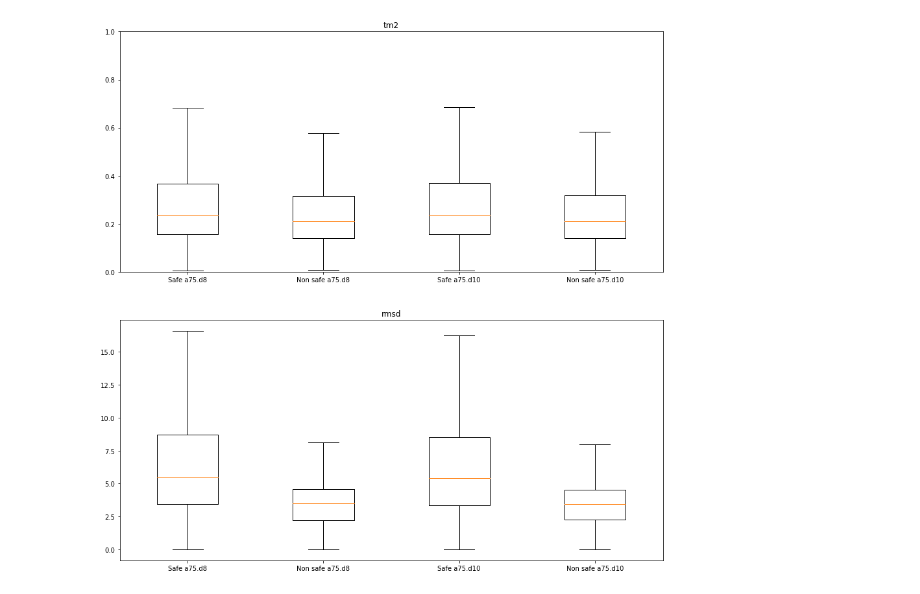
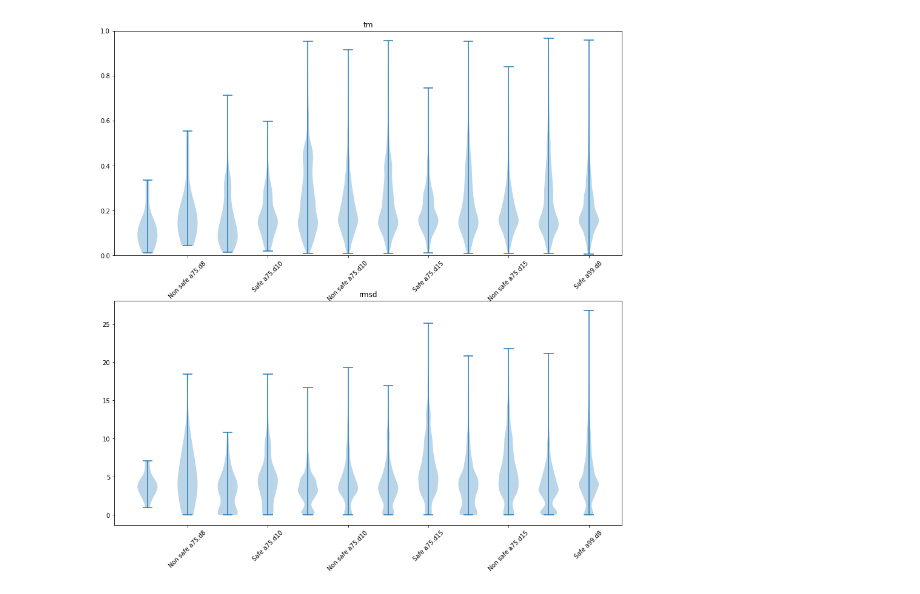
Before and after one commit to algbio/alignment-safety, a Jupyter notebook: pipeline/analysis/tmscore.ipynb, the cells around one changed output. Cells and saved outputs as stored; diff of their text form; code cells hidden in the pictures.

```diff
--- a/pipeline/analysis/tmscore.ipynb
+++ b/pipeline/analysis/tmscore.ipynb
@@ -54,16 +71,16 @@ def read_scores(work_dir, alpha, delta):
     return (safe_df, unsafe_df)
 # %%
-def read_groups(path, alphas, deltas):
+def read_groups(path, alphas, deltas, safe_coverage_th=None):
     groups = {}
     for alpha in alphas:
         for delta in deltas:
-            groups[(alpha, delta)] = read_scores(path, alpha, delta)
+            groups[(alpha, delta)] = read_scores(path, alpha, delta, safe_coverage_th)
     return groups
 
-alphas = [75]
-deltas = [8,10]
+alphas = [75, 99]
+deltas = [8,10,15]
 
-groups = read_groups("./../out/clusters100.20.multi-step/", alphas, deltas)
+groups = read_groups("./../out/clusters100.20.multi-step/", alphas, deltas, 0.4)
 # %% [output]
 Reading safes
 Reading non-safes
@@ -72,26 +97,26 @@ Reading non-safes
 # %%
 def boxplot(groups, alphas, deltas, features):
     fig, ax = plt.subplots(nrows=len(features), figsize=(15, 15))
     for i, f in enumerate(features):
         vals = []
         labels = []
         for a in alphas:
             for d in deltas:
                 df1 = groups[(a, d)][0]
                 df2 = groups[(a, d)][1]
                 vals.append(df1[f].values)
                 vals.append(df2[f].values)
                 labels.append(f"Safe a{a}.d{d}")
                 labels.append(f"Non safe a{a}.d{d}")
 
-        ax[i].boxplot(vals, showfliers=False)
-        ax[i].set_xticklabels(labels)
+        ax[i].violinplot(vals)
+        ax[i].set_xticklabels(labels, rotation=45)
         ax[i].set_title(f)
         if f != "rmsd":
             ax[i].set_ylim([0,1])
 
     plt.show()
 
-boxplot(groups, alphas, deltas, ["tm2", "rmsd"])
+boxplot(groups, alphas, deltas, ["tm", "rmsd"])
 # %% [output]
-[figure, old version]
+[figure, new version]
```
Also changed, not shown: parts of 3 cells of this notebook, 1 other file.
